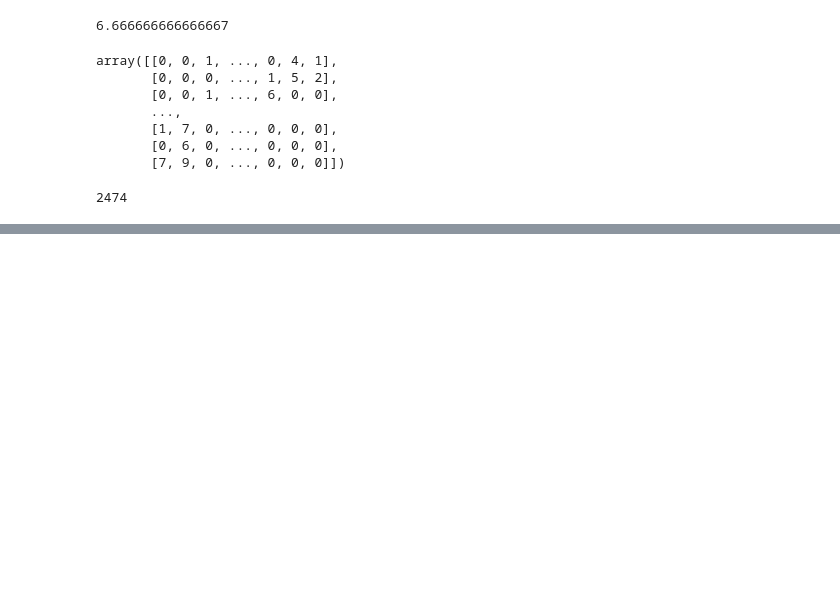
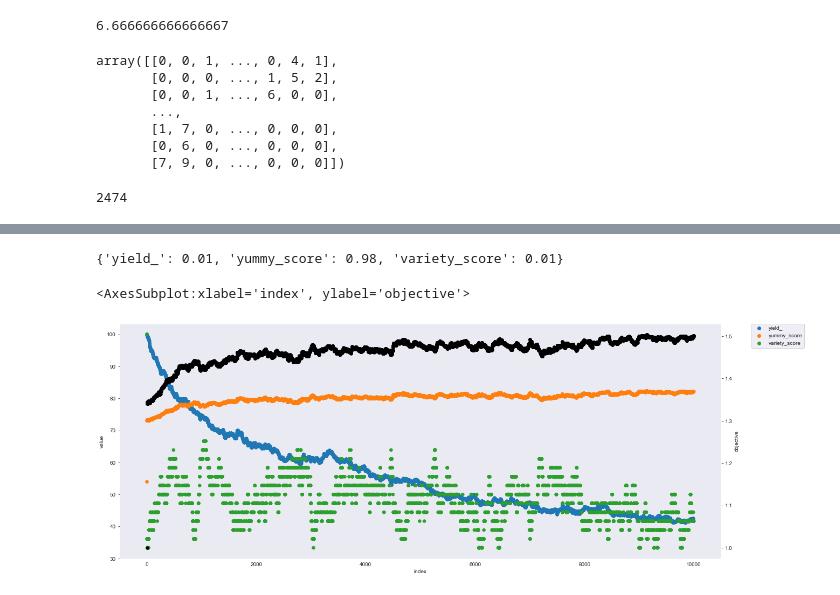
Before and after one commit to evanlynch/optimal-gardening, a Jupyter notebook: notebooks/dev.ipynb, the cells around one changed output, grey strips where cells are left out. Saved outputs shown, nothing was run; the diff lists cells and outputs as text; code cells hidden in the pictures; blank space fills up the shorter version.

```diff
--- a/notebooks/dev.ipynb
+++ b/notebooks/dev.ipynb
@@ -249,0 +274,17 @@ array([[ 0,  0,  0, ...,  0,  4,  1],
+# %%
+objectives = []
+yields = []
+yummy_scores = []
+variety_scores = []
+for i in current_plan_obj_values:
+    objectives.append(i[1]['objective'])
+    yields.append(i[1]['yield_'])
+    yummy_scores.append(i[1]['yummy_score'])
+    variety_scores.append(i[1]['variety_score'])
+# %%
+df = pd.DataFrame([objectives,yields,yummy_scores,variety_scores]).T
+df.columns = ['objective','yield_','yummy_score','variety_score']
+# %%
+df.reset_index(inplace=True)
+# %%
+df = df.melt(id_vars=['index','objective'])
@@ -249,0 +307,14 @@ array([[ 0,  0,  0, ...,  0,  4,  1],
+# %%
+weights
+# %% [output]
+{'yield_': 0.01, 'yummy_score': 0.98, 'variety_score': 0.01}
+# %%
+fig, ax = plt.subplots(figsize=(20,8))
+sb.scatterplot(data=df,x='index',y='value',hue='variable',edgecolor=None)
+plt.legend(bbox_to_anchor=(1.05, 1), loc='upper left', borderaxespad=0)
+
+ax2 = plt.twinx()
+sb.scatterplot(data=df.drop_duplicates(['index','objective']),x='index',y='objective',edgecolor=None,ax=ax2,color='black')
+# %% [output]
+<AxesSubplot:xlabel='index', ylabel='objective'>
+[figure, added]
```
Also changed, not shown: parts of 15 cells of this notebook, 3 other files.
